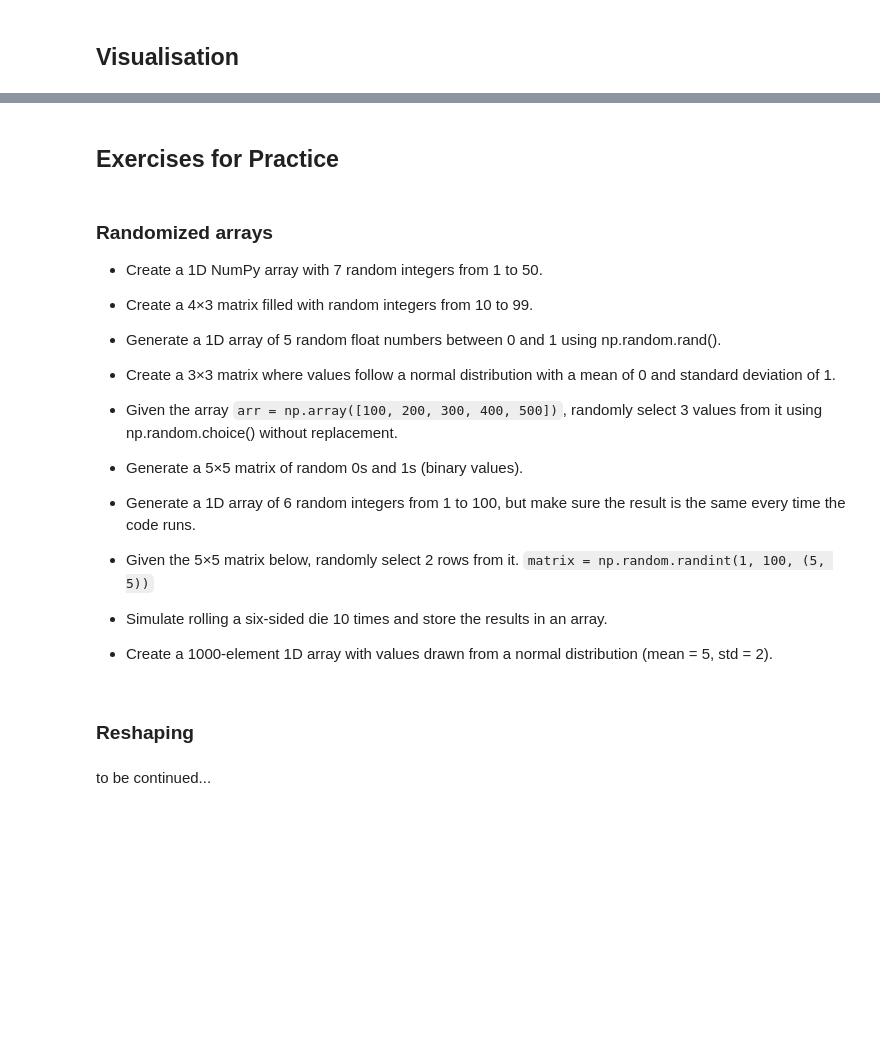
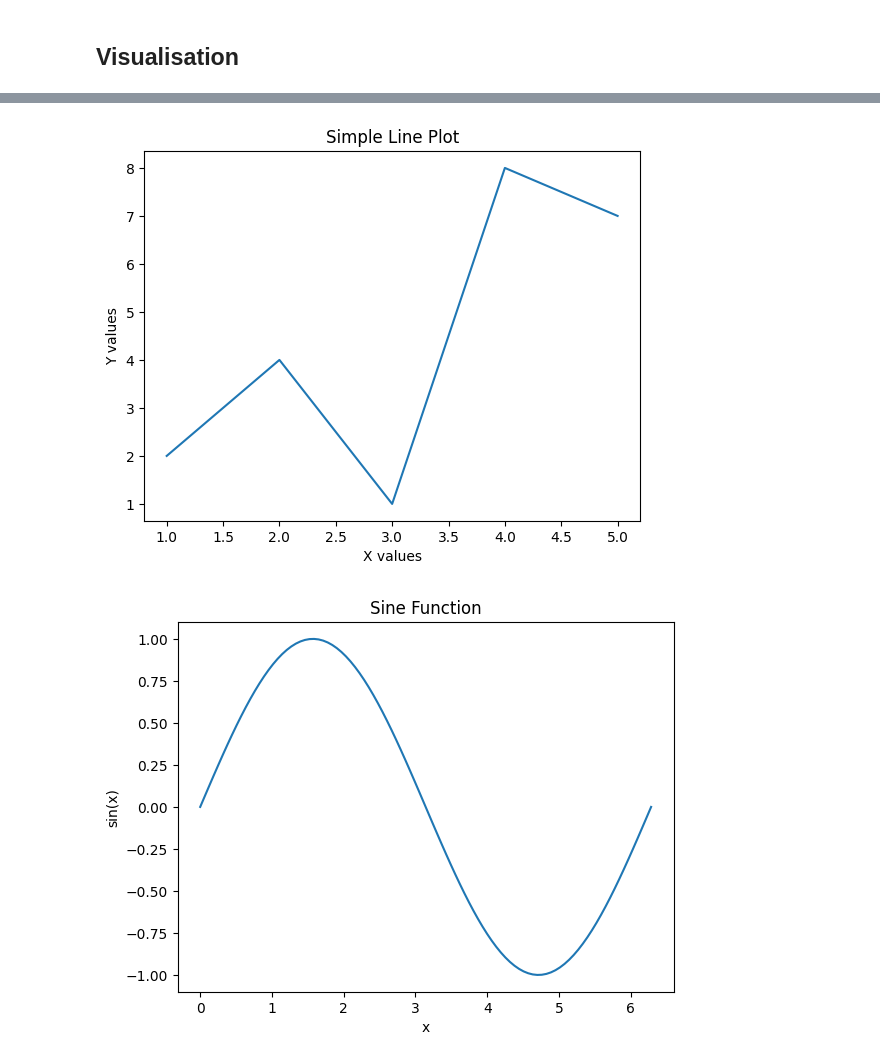
Before and after one commit to KuperOK/NumPy-from-Zero-to-Hero, a Jupyter notebook: numpy-from-zero-to-hero.ipynb, the cells around one changed output, grey strips where cells are left out. Cells and saved outputs as stored; diff of their text form; code cells hidden in the pictures; blank space fills up the shorter version.

Commit message:
Kaggle Notebook | Numpy from Zero to Hero | Version 11

```diff
--- a/numpy-from-zero-to-hero.ipynb
+++ b/numpy-from-zero-to-hero.ipynb
@@ -1635,27 +2434,0 @@ array([[[1, 2]],
-# %% [markdown]
-<a id=s18    ></a>
-## Exercises for Practice
-# %% [markdown]
-### Randomized arrays
-- Create a 1D NumPy array with 7 random integers from 1 to 50.
-
-- Create a 4×3 matrix filled with random integers from 10 to 99.
-
-- Generate a 1D array of 5 random float numbers between 0 and 1 using np.random.rand().
-
-- Create a 3×3 matrix where values follow a normal distribution with a mean of 0 and standard deviation of 1.
-
-- Given the array `arr = np.array([100, 200, 300, 400, 500])`, randomly select 3 values from it using np.random.choice() without replacement.
-
-- Generate a 5×5 matrix of random 0s and 1s (binary values).
-
-- Generate a 1D array of 6 random integers from 1 to 100, but make sure the result is the same every time the code runs.
-
-- Given the 5×5 matrix below, randomly select 2 rows from it.
-`matrix = np.random.randint(1, 100, (5, 5))`<br>
-
-- Simulate rolling a six-sided die 10 times and store the results in an array. <br>
-
-- Create a 1000-element 1D array with values drawn from a normal distribution (mean = 5, std = 2).
-# %% [markdown]
-### Reshaping
@@ -1682,2 +2435,29 @@ arr = np.arange(24)
-# %% [markdown]
-to be continued...
+# %%
+# Plot a simple line
+
+import numpy as np
+import matplotlib.pyplot as plt
+
+x = np.array([1, 2, 3, 4, 5])
+y = np.array([2, 4, 1, 8, 7])
+
+plt.plot(x, y)
+plt.title("Simple Line Plot")
+plt.xlabel("X values")
+plt.ylabel("Y values")
+plt.show()
+# %% [output]
+[figure, added]
+# %%
+# Plot a mathematical function
+
+x = np.linspace(0, 2 * np.pi, 100)
+y = np.sin(x)
+
+plt.plot(x, y)
+plt.title("Sine Function")
+plt.xlabel("x")
+plt.ylabel("sin(x)")
+plt.show()
+# %% [output]
+[figure, added]
```
Also changed, not shown: parts of 80 cells of this notebook.
